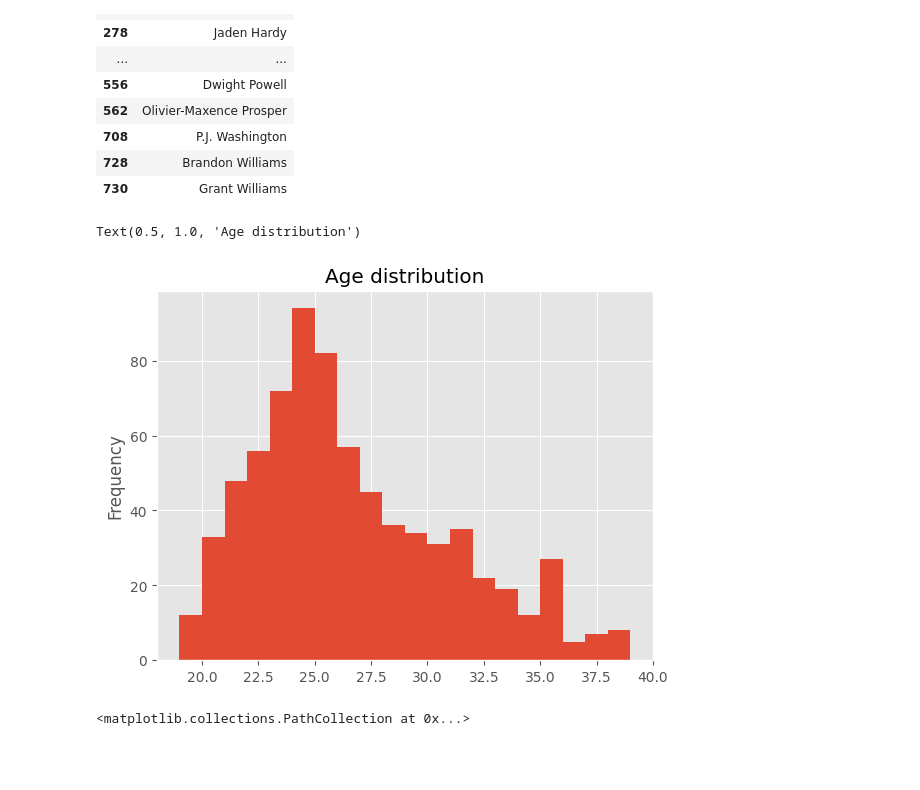
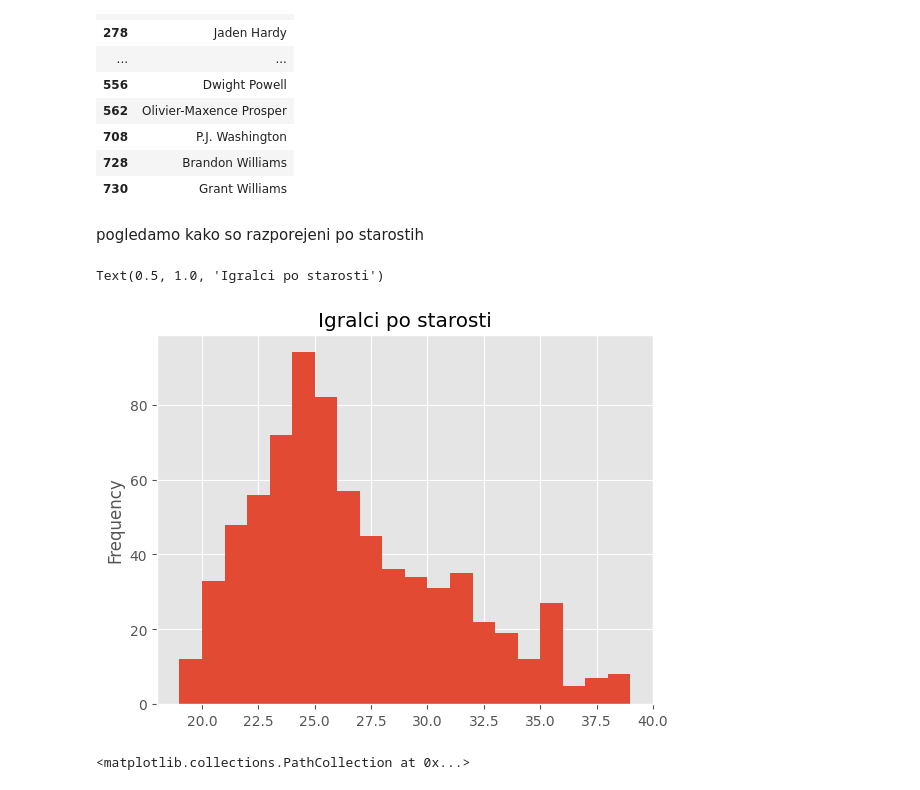
Before and after one commit to elizapecoraro/Eliza-Pecoraro-Projektna-naloga-UVP, a Jupyter notebook: analiza.ipynb, the cells around one changed output. Saved outputs shown, nothing was run; the diff lists cells and outputs as text; code cells hidden in the pictures; blank space fills up the shorter version.

```diff
--- a/analiza.ipynb
+++ b/analiza.ipynb
@@ -147,12 +134,14 @@ mavs[["Player"]]
 | 708 | P.J. Washington |
 | 728 | Brandon Williams |
 | 730 | Grant Williams |
+# %% [markdown]
+pogledamo kako so razporejeni po starostih
 # %%
 nba["Age"].plot.hist(bins=20)
 #plt.xticks(np.arange(0,10))
-plt.title("Age distribution")
+plt.title("Igralci po starosti")
 # %% [output]
-Text(0.5, 1.0, 'Age distribution')
+Text(0.5, 1.0, 'Igralci po starosti')
-[figure, old version]
+[figure, new version]
 # %%
 plt.scatter(nba["Age"], nba["FT"])
```
Also changed, not shown: parts of 5 cells of this notebook.
